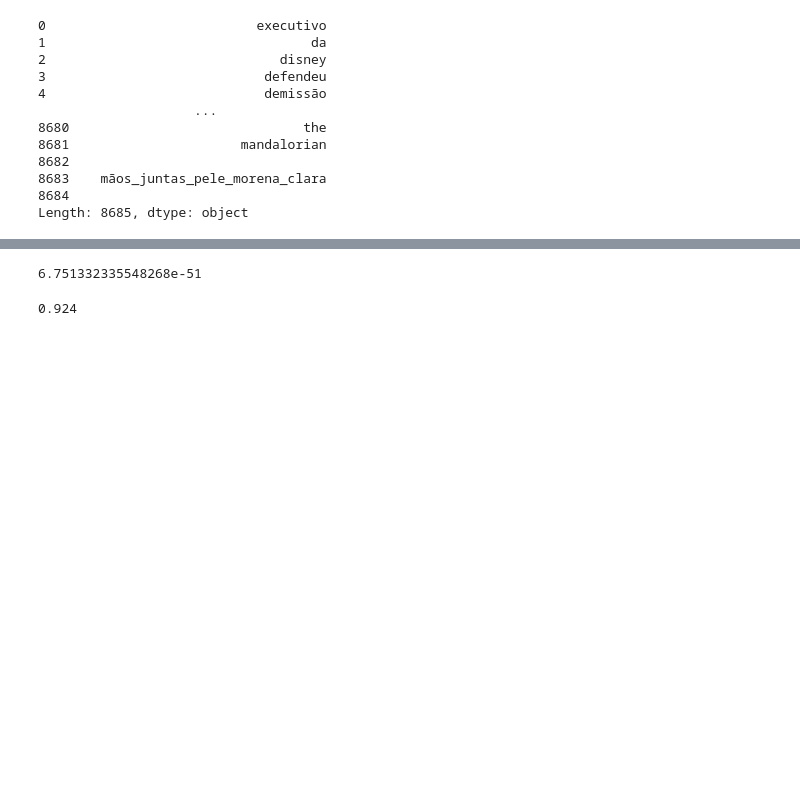
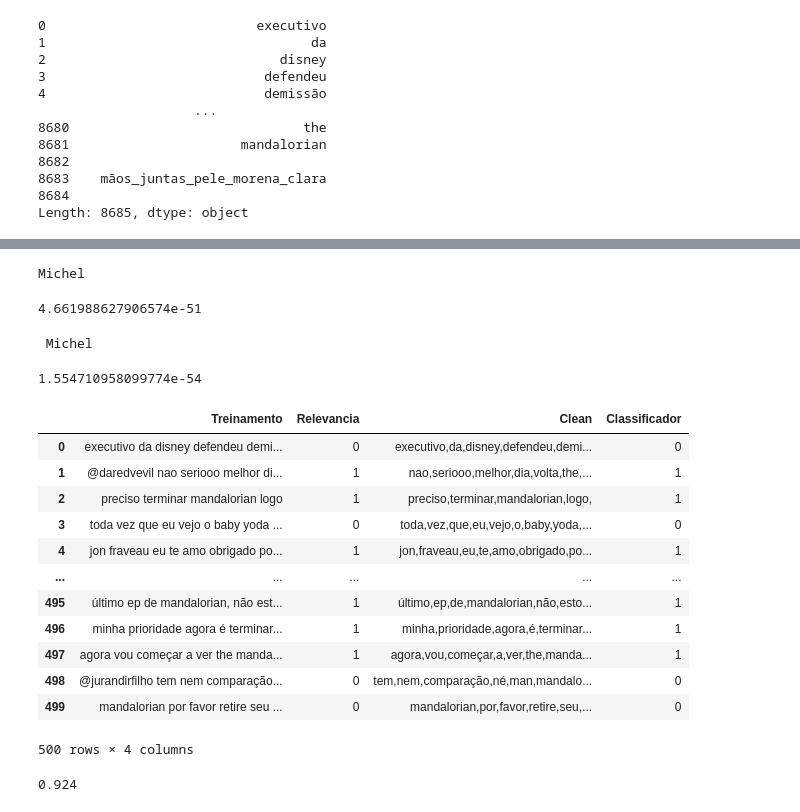
Before and after one commit to leticiacb1/TheMandalorian, a Jupyter notebook: Classificador_NaiveBayes_Mandalorian.ipynb, the cells around one changed output, grey strips where cells are left out. Drawn from its saved outputs; the diff is of its cells as text; code cells hidden in the pictures; blank space fills up the shorter version.

```diff
--- a/Classificador_NaiveBayes_Mandalorian.ipynb
+++ b/Classificador_NaiveBayes_Mandalorian.ipynb
@@ -128,0 +257,5 @@ train.Clean[36]
+# %%
+#Serie de palavras relevantes e irrelevantes no conjunto treino:
+
+palavras_r= frases_to_words(train_relevantes['Clean'])
+palavras_i= frases_to_words(train_irrelevantes['Clean'])
@@ -141,6 +292,5 @@ for palavra in train_irrelevantes['Clean']:
     texto_i+=str(palavra)
 # %%
 #Tranformando cada texto em uma Série de palavras:
-palavras_r=pd.Series(texto_r.split(','))
-palavras_i=pd.Series(texto_i.split(','))
-palavras_r
+#palavras_r=pd.Series(texto_r.split(','))
+#palavras_i=pd.Series(texto_i.split(','))
@@ -277,12 +338,10 @@ for i in lista_i:
 # %%
-#Serie de todas as palavras:
+#Série representante do conjunto universo de todas as palavras:
 
 palavras_i=palavras_i.tolist()
 palavras_r=palavras_r.tolist()
-
-total=palavras_i+palavras_r
-
-total=pd.Series(total)
+#total=palavras_i+palavras_r
+total=pd.Series(palavras_i+palavras_r)
 total
 # %% [output]
 0                           executivo
@@ -310,4 +394,4 @@ P_r=len(palavras_r)/len(total)
 P_i=len(palavras_i)/len(total)
 # %%
 lista_r=['mandalorian','de','the','é','que','a','e','o','eu','da','mas','com']
-lista_i=['mandalorian','de',' ','the','e','o','a','que','do','é','eu','da','em','no','um','pra','não','com']
+lista_i=['mandalorian','de',' ','the','e','o','a','que','do','é','eu','da','em','no','um','pra','com'] #'não',
@@ -347,4 +470,10 @@ P_tweet_r('dps,de,insistirem,mt,estou,começando,mandalorian,espero,q,realmente,
+# %%
+ P_tweet_r('dps,de,insistirem,mt,estou,começando,mandalorian,espero,q,realmente,seja,o,caso,de,salvação,do,star,wars,alegria,Michel')
+# %% [output]
+Michel
+4.661988627906574e-51
 # %%
-P_tweet_i('dps,de,insistirem,mt,estou,começando,mandalorian,espero,q,realmente,seja,o,caso,de,salvação,do,star,wars')
+P_tweet_i('dps,de,insistirem,mt,estou,começando,mandalorian,espero,q,realmente,seja,o,caso,de,salvação,do,star,wars,alegria, Michel')
 # %% [output]
-6.751332335548268e-51
+ Michel
+1.554710958099774e-54
@@ -359 +484,17 @@ train['Classificador']=train.Clean.apply(Naive_Bayes)
+# %%
+train
+# %% [output]
+|  | Treinamento | Relevancia | Clean | Classificador |
+| 0 | executivo da disney defendeu demi... | 0 | executivo,da,disney,defendeu,demi... | 0 |
+| 1 | @daredvevil nao seriooo melhor di... | 1 | nao,seriooo,melhor,dia,volta,the,... | 1 |
+| 2 | preciso terminar mandalorian logo | 1 | preciso,terminar,mandalorian,logo, | 1 |
+| 3 | toda vez que eu vejo o baby yoda ... | 0 | toda,vez,que,eu,vejo,o,baby,yoda,... | 0 |
+| 4 | jon fraveau eu te amo obrigado po... | 1 | jon,fraveau,eu,te,amo,obrigado,po... | 1 |
+| ... | ... | ... | ... | ... |
+| 495 | último ep de mandalorian, não est... | 1 | último,ep,de,mandalorian,não,esto... | 1 |
+| 496 | minha prioridade agora é terminar... | 1 | minha,prioridade,agora,é,terminar... | 1 |
+| 497 | agora vou começar a ver the manda... | 1 | agora,vou,começar,a,ver,the,manda... | 1 |
+| 498 | @jurandirfilho tem nem comparação... | 0 | tem,nem,comparação,né,man,mandalo... | 0 |
+| 499 | mandalorian por favor retire seu ... | 0 | mandalorian,por,favor,retire,seu,... | 0 |
+500 rows × 4 columns
 # %%
```
Also changed, not shown: parts of 79 cells of this notebook, 2 other files.
